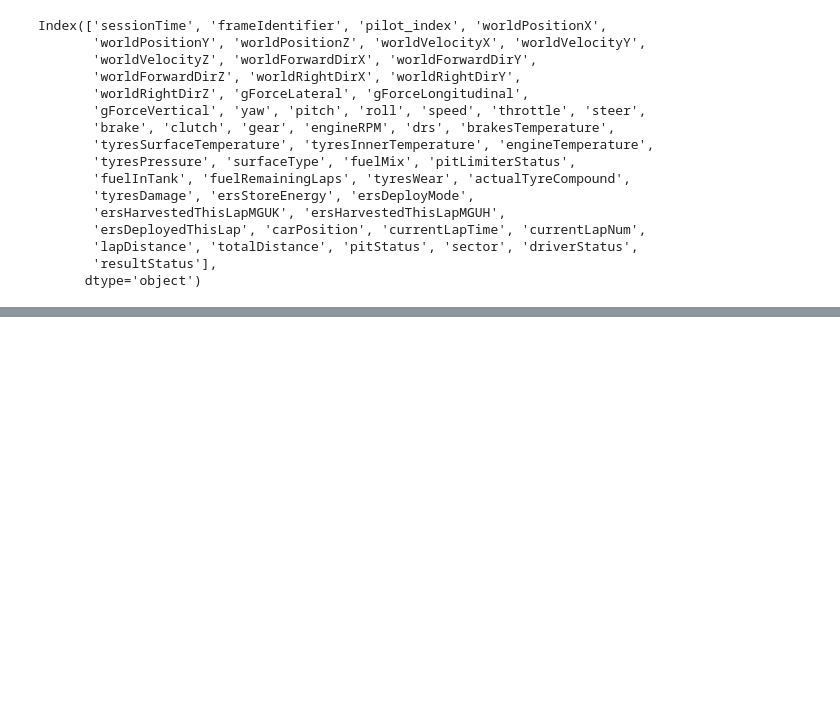
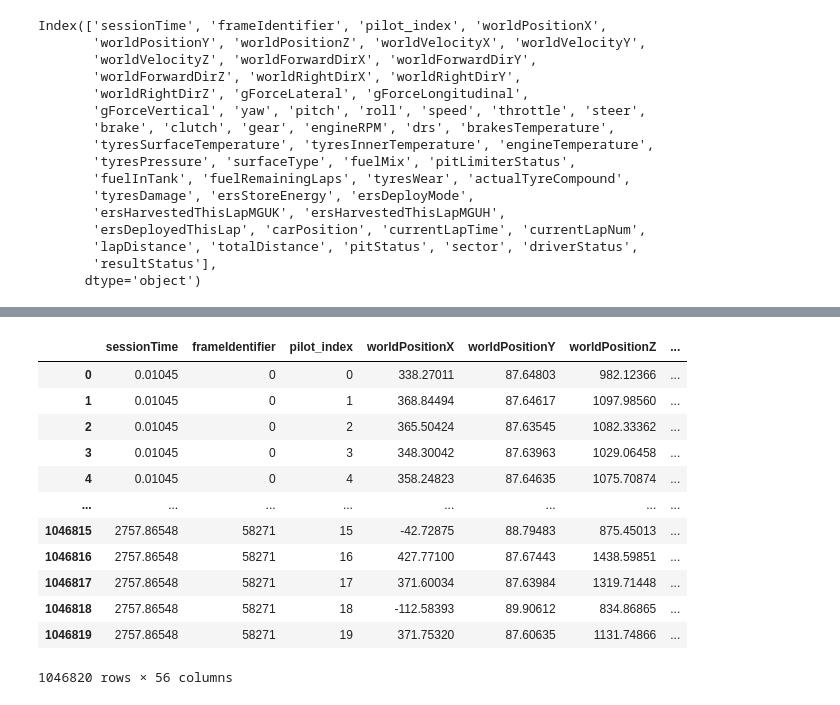
Before and after one commit to rbpowellGA/F1_race_data, a Jupyter notebook: notebooks/analysis.ipynb, the cells around one changed output, grey strips where cells are left out. Cells and saved outputs as stored; diff of their text form; code cells hidden in the pictures; blank space fills up the shorter version.

```diff
--- a/notebooks/analysis.ipynb
+++ b/notebooks/analysis.ipynb
@@ -39,0 +81,16 @@ Index(['sessionTime', 'frameIdentifier', 'pilot_index', 'worldPositionX',
+# %%
+tm145
+# %% [output]
+|  | sessionTime | frameIdentifier | pilot_index | worldPositionX | worldPositionY | worldPositionZ | ... |
+| 0 | 0.01045 | 0 | 0 | 338.27011 | 87.64803 | 982.12366 | ... |
+| 1 | 0.01045 | 0 | 1 | 368.84494 | 87.64617 | 1097.98560 | ... |
+| 2 | 0.01045 | 0 | 2 | 365.50424 | 87.63545 | 1082.33362 | ... |
+| 3 | 0.01045 | 0 | 3 | 348.30042 | 87.63963 | 1029.06458 | ... |
+| 4 | 0.01045 | 0 | 4 | 358.24823 | 87.64635 | 1075.70874 | ... |
+| ... | ... | ... | ... | ... | ... | ... | ... |
+| 1046815 | 2757.86548 | 58271 | 15 | -42.72875 | 88.79483 | 875.45013 | ... |
+| 1046816 | 2757.86548 | 58271 | 16 | 427.77100 | 87.67443 | 1438.59851 | ... |
+| 1046817 | 2757.86548 | 58271 | 17 | 371.60034 | 87.63984 | 1319.71448 | ... |
+| 1046818 | 2757.86548 | 58271 | 18 | -112.58393 | 89.90612 | 834.86865 | ... |
+| 1046819 | 2757.86548 | 58271 | 19 | 371.75320 | 87.60635 | 1131.74866 | ... |
+1046820 rows × 56 columns
```
Also changed, not shown: parts of 5 cells of this notebook.
